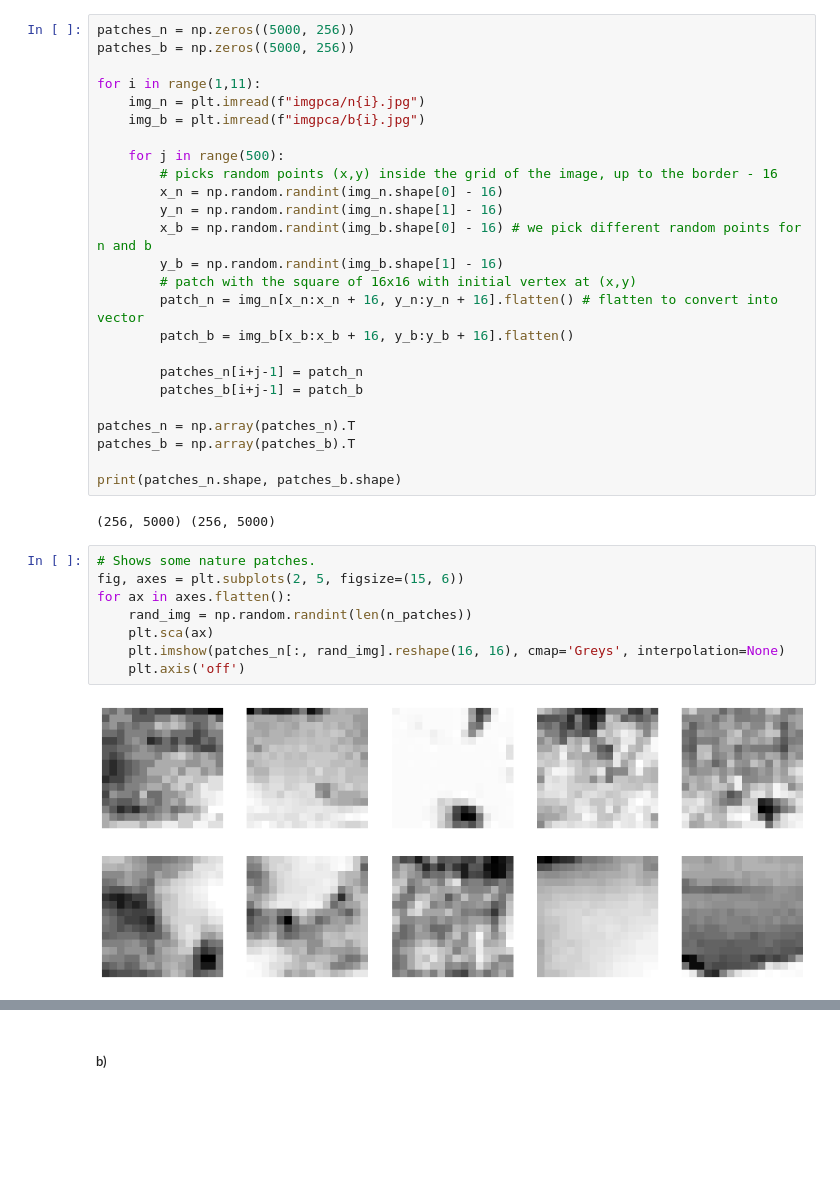
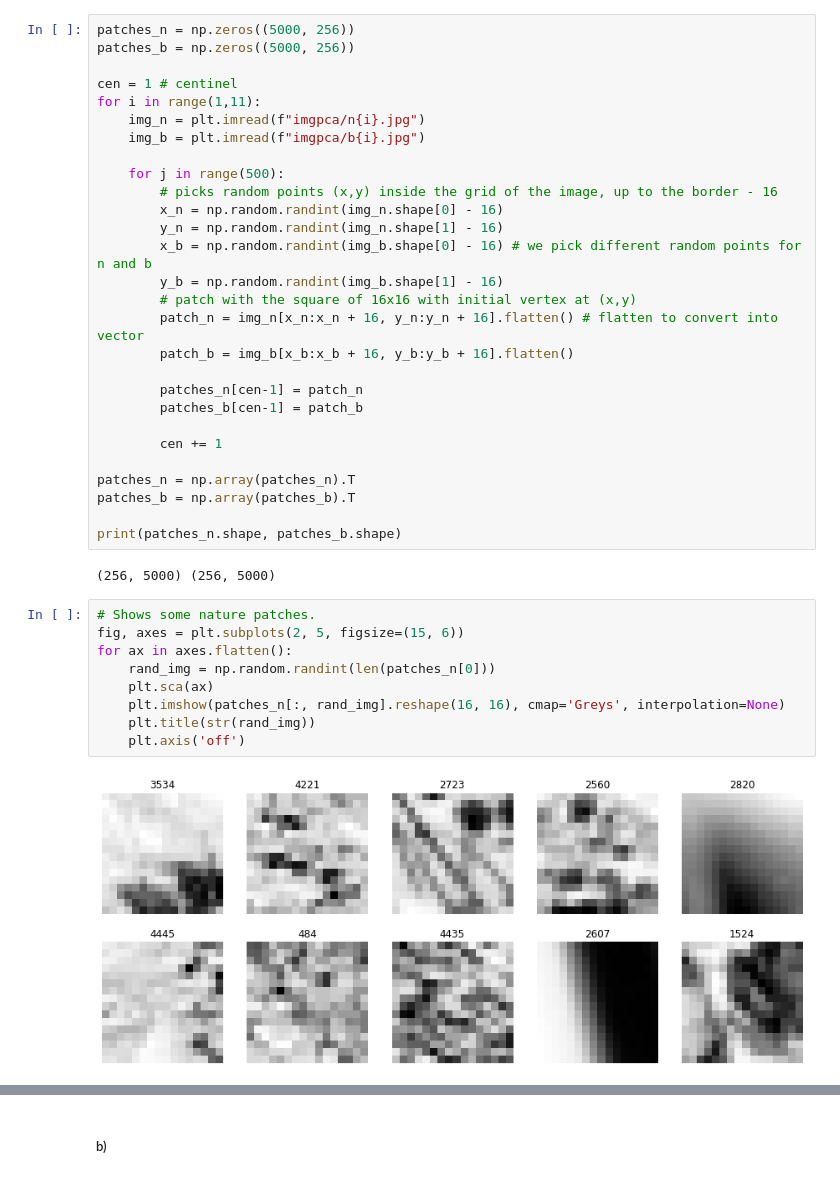
Before and after one commit to iyhabz/MI_2, a Jupyter notebook: Ue_1/sheet01_solved.ipynb, the cells around one changed output, grey strips where cells are left out. Drawn from its saved outputs; the diff is of its cells as text; blank space fills up the shorter version.

```diff
--- a/Ue_1/sheet01_solved.ipynb
+++ b/Ue_1/sheet01_solved.ipynb
@@ -246,6 +247,7 @@ import os
 patches_n = np.zeros((5000, 256))
 patches_b = np.zeros((5000, 256))
 
+cen = 1 # centinel
 for i in range(1,11):
     img_n = plt.imread(f"imgpca/n{i}.jpg")
     img_b = plt.imread(f"imgpca/b{i}.jpg")
@@ -260,8 +262,10 @@ for i in range(1,11):
         patch_n = img_n[x_n:x_n + 16, y_n:y_n + 16].flatten() # flatten to convert into vector
         patch_b = img_b[x_b:x_b + 16, y_b:y_b + 16].flatten()
 
-        patches_n[i+j-1] = patch_n
-        patches_b[i+j-1] = patch_b
+        patches_n[cen-1] = patch_n
+        patches_b[cen-1] = patch_b
+
+        cen += 1
 
 patches_n = np.array(patches_n).T
 patches_b = np.array(patches_b).T
@@ -272,13 +276,14 @@ print(patches_n.shape, patches_b.shape)
 # %%
 # Shows some nature patches.
 fig, axes = plt.subplots(2, 5, figsize=(15, 6))
 for ax in axes.flatten():
-    rand_img = np.random.randint(len(n_patches))
+    rand_img = np.random.randint(len(patches_n[0]))
     plt.sca(ax)
     plt.imshow(patches_n[:, rand_img].reshape(16, 16), cmap='Greys', interpolation=None)
+    plt.title(str(rand_img))
     plt.axis('off')
 # %% [output]
-[figure, old version]
+[figure, new version]
 # %%
 # Shows some building patches.
 fig, axes = plt.subplots(2, 5, figsize=(15, 6))
```
Also changed, not shown: parts of 14 cells of this notebook, 6 other files.
